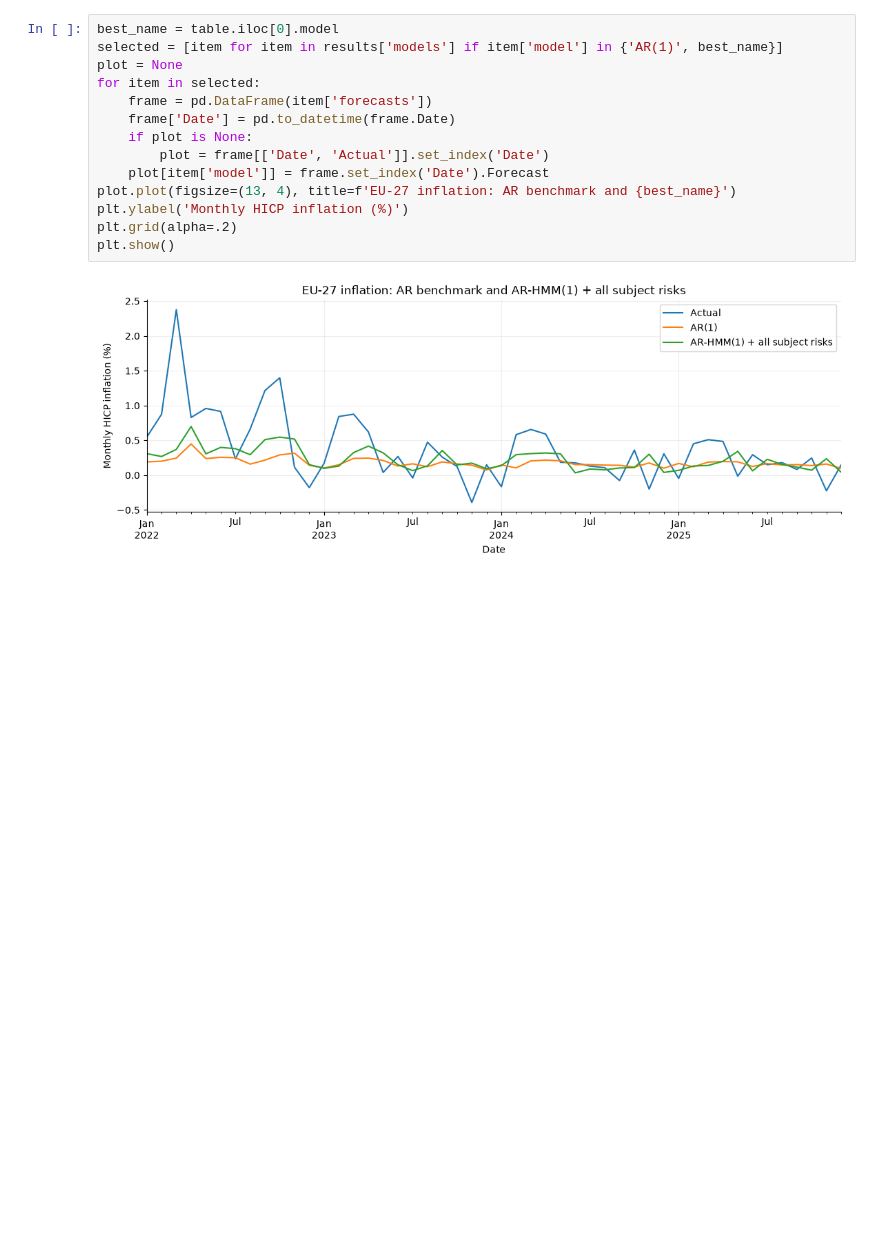
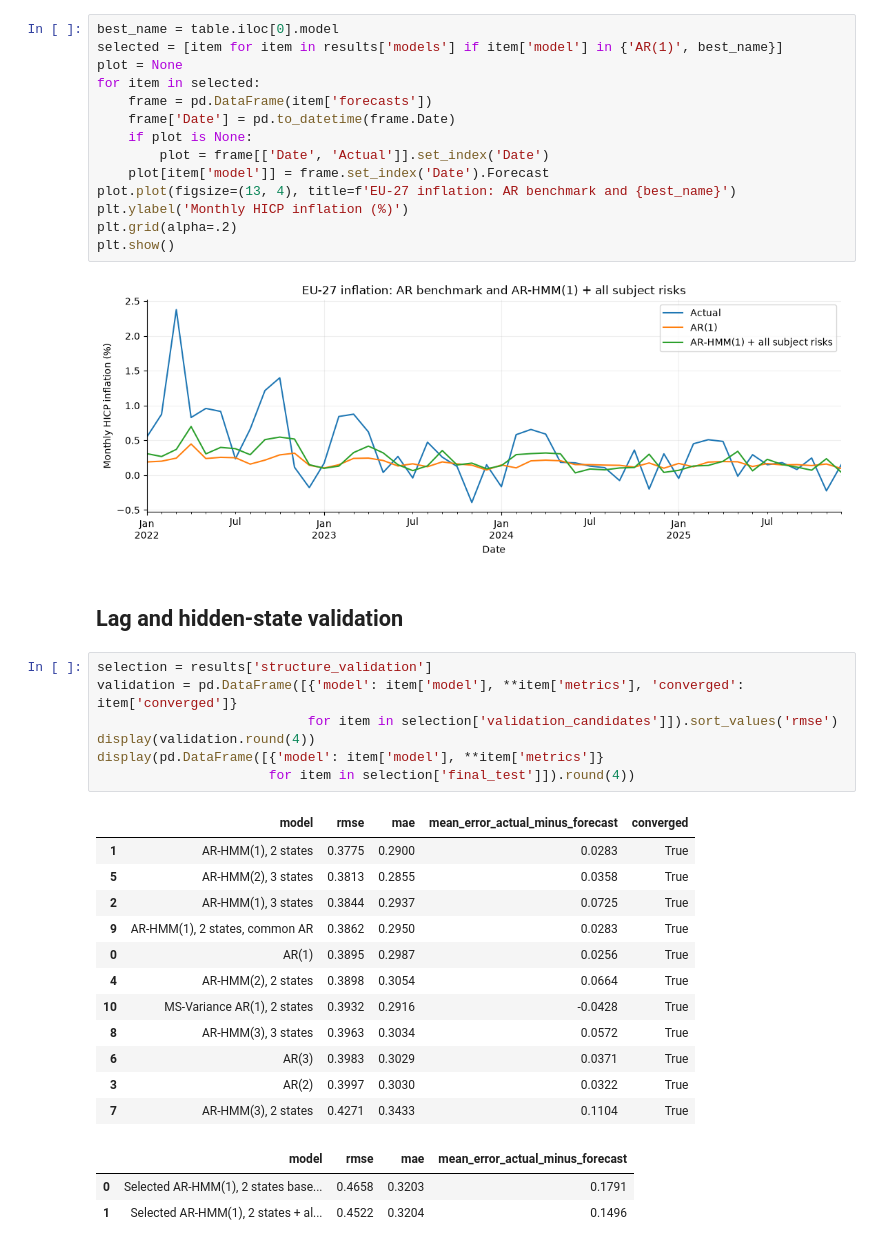
Before and after one commit to zahra-ynp/Thesis, a Jupyter notebook: modelling/notebooks/03_European_Union_Replication.ipynb, the cells around one changed output. Saved outputs shown, nothing was run; the diff lists cells and outputs as text; blank space fills up the shorter version.

Commit message:
Select Best model to see the result on test set and with sentiment

```diff
--- a/modelling/notebooks/03_European_Union_Replication.ipynb
+++ b/modelling/notebooks/03_European_Union_Replication.ipynb
@@ -105,3 +105,28 @@ plt.grid(alpha=.2)
 plt.show()
 # %% [output]
 [figure]
+# %% [markdown]
+## Lag and hidden-state validation
+# %%
+selection = results['structure_validation']
+validation = pd.DataFrame([{'model': item['model'], **item['metrics'], 'converged': item['converged']}
+                           for item in selection['validation_candidates']]).sort_values('rmse')
+display(validation.round(4))
+display(pd.DataFrame([{'model': item['model'], **item['metrics']}
+                      for item in selection['final_test']]).round(4))
+# %% [output]
+|  | model | rmse | mae | mean_error_actual_minus_forecast | converged |
+| 1 | AR-HMM(1), 2 states | 0.3775 | 0.2900 | 0.0283 | True |
+| 5 | AR-HMM(2), 3 states | 0.3813 | 0.2855 | 0.0358 | True |
+| 2 | AR-HMM(1), 3 states | 0.3844 | 0.2937 | 0.0725 | True |
+| 9 | AR-HMM(1), 2 states, common AR | 0.3862 | 0.2950 | 0.0283 | True |
+| 0 | AR(1) | 0.3895 | 0.2987 | 0.0256 | True |
+| 4 | AR-HMM(2), 2 states | 0.3898 | 0.3054 | 0.0664 | True |
+| 10 | MS-Variance AR(1), 2 states | 0.3932 | 0.2916 | -0.0428 | True |
+| 8 | AR-HMM(3), 3 states | 0.3963 | 0.3034 | 0.0572 | True |
+| 6 | AR(3) | 0.3983 | 0.3029 | 0.0371 | True |
+| 3 | AR(2) | 0.3997 | 0.3030 | 0.0322 | True |
+| 7 | AR-HMM(3), 2 states | 0.4271 | 0.3433 | 0.1104 | True |
+|  | model | rmse | mae | mean_error_actual_minus_forecast |
+| 0 | Selected AR-HMM(1), 2 states base... | 0.4658 | 0.3203 | 0.1791 |
+| 1 | Selected AR-HMM(1), 2 states + al... | 0.4522 | 0.3204 | 0.1496 |
```
Also changed, not shown: 2 other files.
